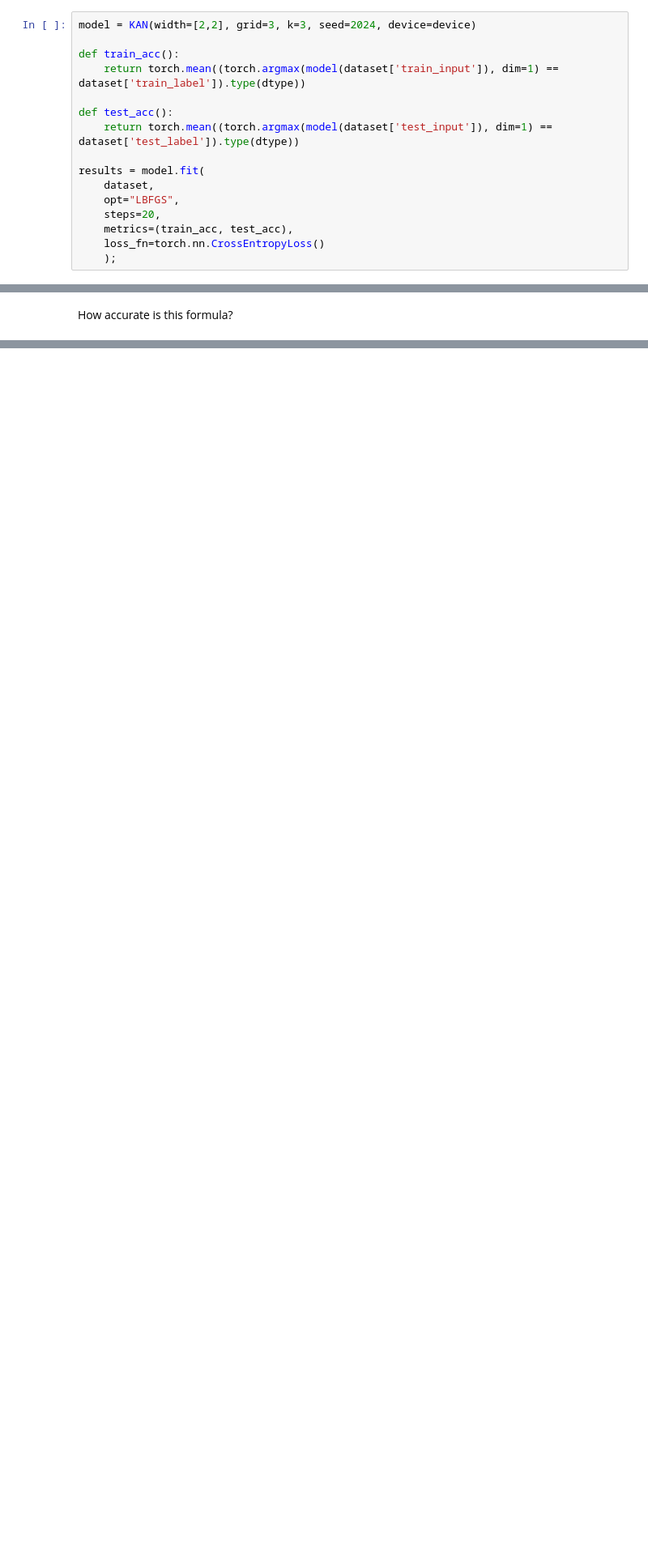
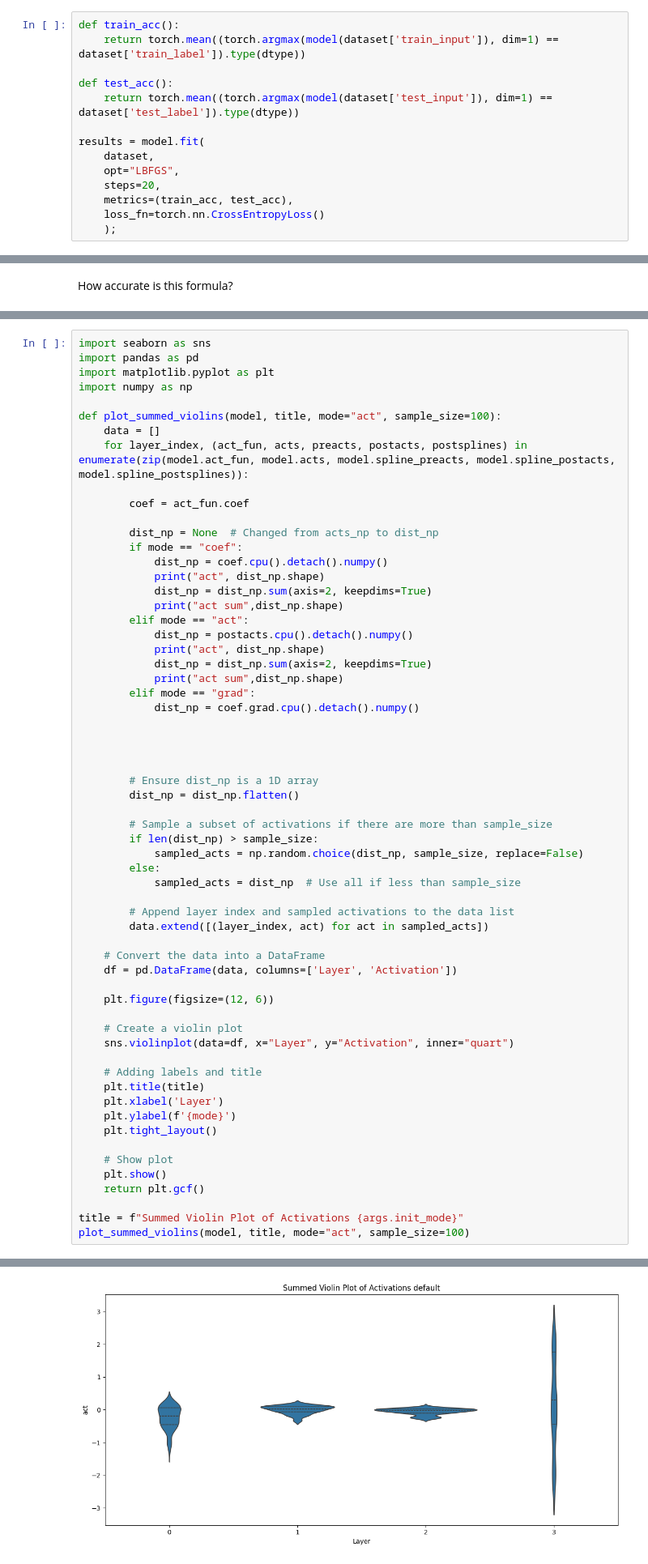
Before and after one commit to lniehaus/pykan, a Jupyter notebook: tutorials/Example/Example_4_classfication.ipynb, the cells around one changed output, grey strips where cells are left out. Shown at 81% size. Saved outputs shown, nothing was run; the diff lists cells and outputs as text; blank space fills up the shorter version.

Commit message:
experiments & plots

```diff
--- a/tutorials/Example/Example_4_classfication.ipynb
+++ b/tutorials/Example/Example_4_classfication.ipynb
@@ -147,6 +199,4 @@ tensor([0, 1, 0, 0, 1, 1, 0, 1, 0, 1, 1, 1, 1, 1, 1, 1, 0, 1, 0, 1, 0, 0, 1, 1,
 # %%
-model = KAN(width=[2,2], grid=3, k=3, seed=2024, device=device)
-
 def train_acc():
     return torch.mean((torch.argmax(model(dataset['train_input']), dim=1) == dataset['train_label']).type(dtype))
 
@@ -220,0 +244,62 @@ test acc of the formula: tensor(0.8190, device='cuda:0')
+# %%
+import seaborn as sns
+import pandas as pd
+import matplotlib.pyplot as plt
+import numpy as np
+
+def plot_summed_violins(model, title, mode="act", sample_size=100):
+    data = []
+    for layer_index, (act_fun, acts, preacts, postacts, postsplines) in enumerate(zip(model.act_fun, model.acts, model.spline_preacts, model.spline_postacts, model.spline_postsplines)):
+
+        coef = act_fun.coef
+
+        dist_np = None  # Changed from acts_np to dist_np
+        if mode == "coef":
+            dist_np = coef.cpu().detach().numpy()
+            print("act", dist_np.shape)
+            dist_np = dist_np.sum(axis=2, keepdims=True)
+            print("act sum",dist_np.shape)
+        elif mode == "act":
+            dist_np = postacts.cpu().detach().numpy()
+            print("act", dist_np.shape)
+            dist_np = dist_np.sum(axis=2, keepdims=True)
+            print("act sum",dist_np.shape)
+        elif mode == "grad":
+            dist_np = coef.grad.cpu().detach().numpy()
+
+
+
+
+        # Ensure dist_np is a 1D array
+        dist_np = dist_np.flatten()
+
+        # Sample a subset of activations if there are more than sample_size
+        if len(dist_np) > sample_size:
+            sampled_acts = np.random.choice(dist_np, sample_size, replace=False)
+        else:
+            sampled_acts = dist_np  # Use all if less than sample_size
+
+        # Append layer index and sampled activations to the data list
+        data.extend([(layer_index, act) for act in sampled_acts])
+
+    # Convert the data into a DataFrame
+    df = pd.DataFrame(data, columns=['Layer', 'Activation'])
+
+    plt.figure(figsize=(12, 6))
+
+    # Create a violin plot
+    sns.violinplot(data=df, x="Layer", y="Activation", inner="quart")
+
+    # Adding labels and title
+    plt.title(title)
+    plt.xlabel('Layer')
+    plt.ylabel(f'{mode}')
+    plt.tight_layout()
+
+    # Show plot
+    plt.show()
+    return plt.gcf()
+
+title = f"Summed Violin Plot of Activations {args.init_mode}"
+plot_summed_violins(model, title, mode="act", sample_size=100)
+# %% [output]
@@ -220,0 +314 @@ test acc of the formula: tensor(0.8190, device='cuda:0')
+[figure, added]
```
Also changed, not shown: parts of 15 cells of this notebook, 11 other files.
